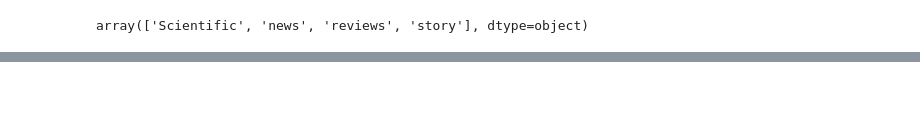
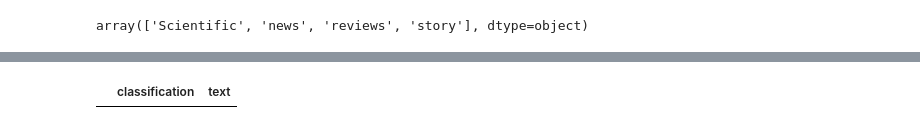
Before and after one commit to NICFRU/Projektrealisierung, a Jupyter notebook: colab.ipynb, the cells around one changed output, grey strips where cells are left out. Saved outputs shown, nothing was run; the diff lists cells and outputs as text; code cells hidden in the pictures; blank space fills up the shorter version.

```diff
--- a/colab.ipynb
+++ b/colab.ipynb
@@ -235,4 +235,4 @@ df_train.classification.unique()
 # %% [output]
 array(['Scientific', 'news', 'reviews', 'story'], dtype=object)
 # %%
-df_training=df_train[df_train.classification=='news'].reset_index(drop=True)[['classification','text']][0:10]
+df_training=df_train[df_train.classification=='news'].reset_index(drop=True)[['classification','text']]
@@ -238,0 +273,4 @@ df_training=df_train[df_train.classification=='news'].reset_index(drop=True)[['c
+# %%
+df_training[235:236]
+# %% [output]
+|  | classification | text |
```
Also changed, not shown: parts of 9 cells of this notebook, 4 other files.
